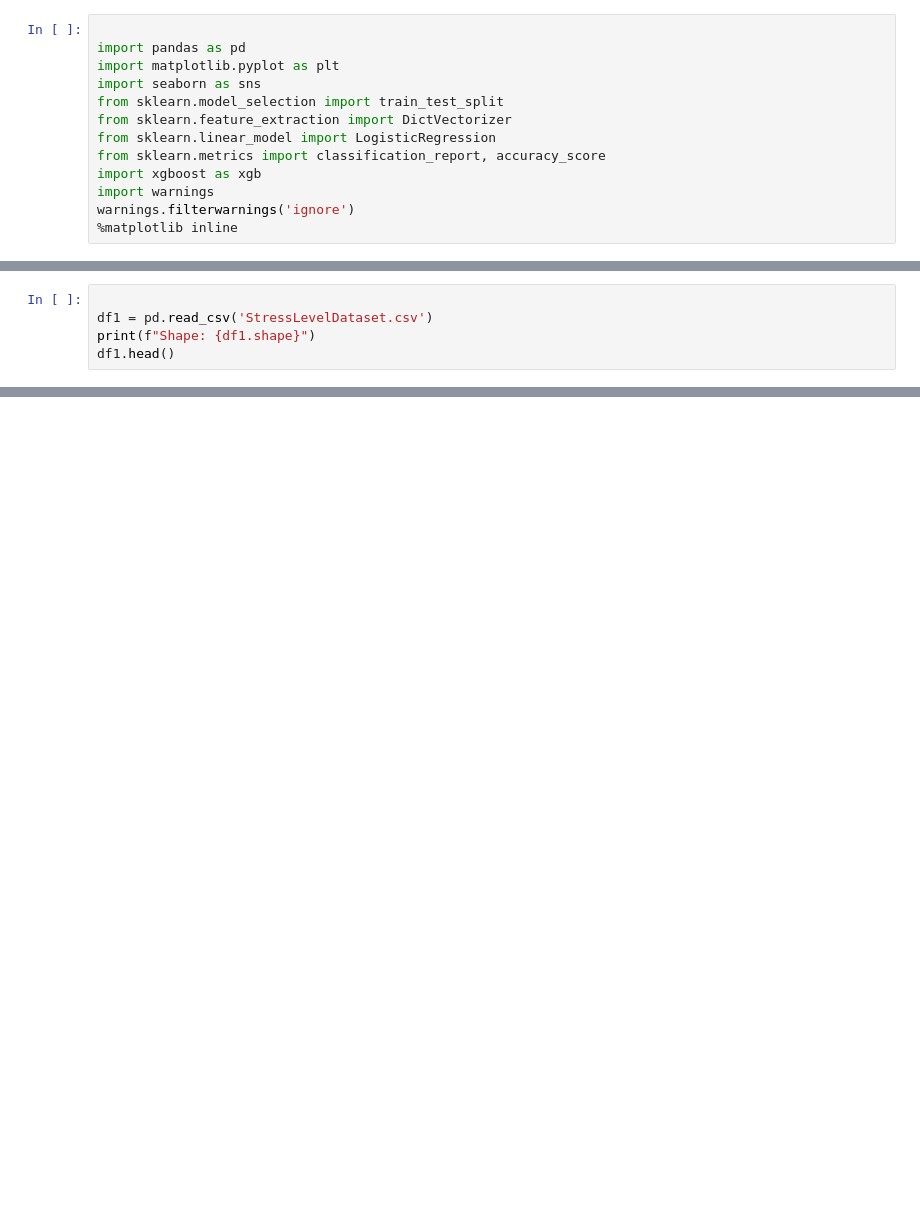
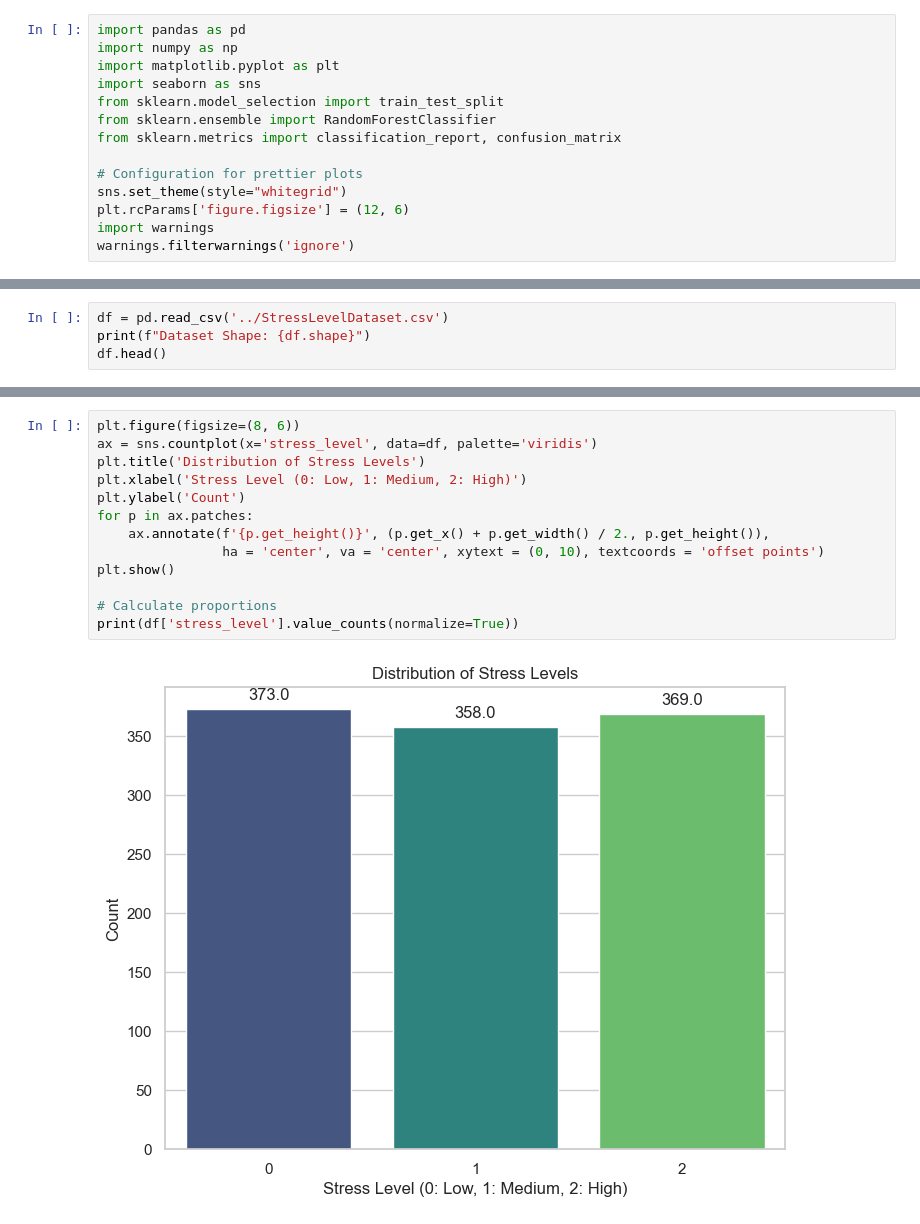
Before and after one commit to ugurcanuzunkaya/Datatalks-ML-Zoomcamp, a Jupyter notebook: capstone2/notebooks/notebook.ipynb, the cells around one changed output, grey strips where cells are left out. Cells and saved outputs as stored; diff of their text form; blank space fills up the shorter version.

Commit message:
feat: add comprehensive EDA, feature engineering, and RandomForest modeling to the student stress classification notebook.

```diff
--- a/capstone2/notebooks/notebook.ipynb
+++ b/capstone2/notebooks/notebook.ipynb
@@ -11,13 +22,14 @@ We found that Dataset 2 is highly imbalanced (91% Eustress), so we will focus ou
 # %%
-
 import pandas as pd
+import numpy as np
 import matplotlib.pyplot as plt
 import seaborn as sns
 from sklearn.model_selection import train_test_split
-from sklearn.feature_extraction import DictVectorizer
-from sklearn.linear_model import LogisticRegression
-from sklearn.metrics import classification_report, accuracy_score
-import xgboost as xgb
+from sklearn.ensemble import RandomForestClassifier
+from sklearn.metrics import classification_report, confusion_matrix
+
+# Configuration for prettier plots
+sns.set_theme(style="whitegrid")
+plt.rcParams['figure.figsize'] = (12, 6)
 import warnings
 warnings.filterwarnings('ignore')
-%matplotlib inline
@@ -26,5 +36,4 @@ warnings.filterwarnings('ignore')
 # %%
-
-df1 = pd.read_csv('StressLevelDataset.csv')
-print(f"Shape: {df1.shape}")
-df1.head()
+df = pd.read_csv('../StressLevelDataset.csv')
+print(f"Dataset Shape: {df.shape}")
+df.head()
@@ -103,0 +115,15 @@ Dataset 1 provides a balanced problem with good predictive power (~85% accuracy)
+# %%
+plt.figure(figsize=(8, 6))
+ax = sns.countplot(x='stress_level', data=df, palette='viridis')
+plt.title('Distribution of Stress Levels')
+plt.xlabel('Stress Level (0: Low, 1: Medium, 2: High)')
+plt.ylabel('Count')
+for p in ax.patches:
+    ax.annotate(f'{p.get_height()}', (p.get_x() + p.get_width() / 2., p.get_height()),
+                ha = 'center', va = 'center', xytext = (0, 10), textcoords = 'offset points')
+plt.show()
+
+# Calculate proportions
+print(df['stress_level'].value_counts(normalize=True))
+# %% [output]
+[figure, added]
```
Also changed, not shown: parts of 27 cells of this notebook.
